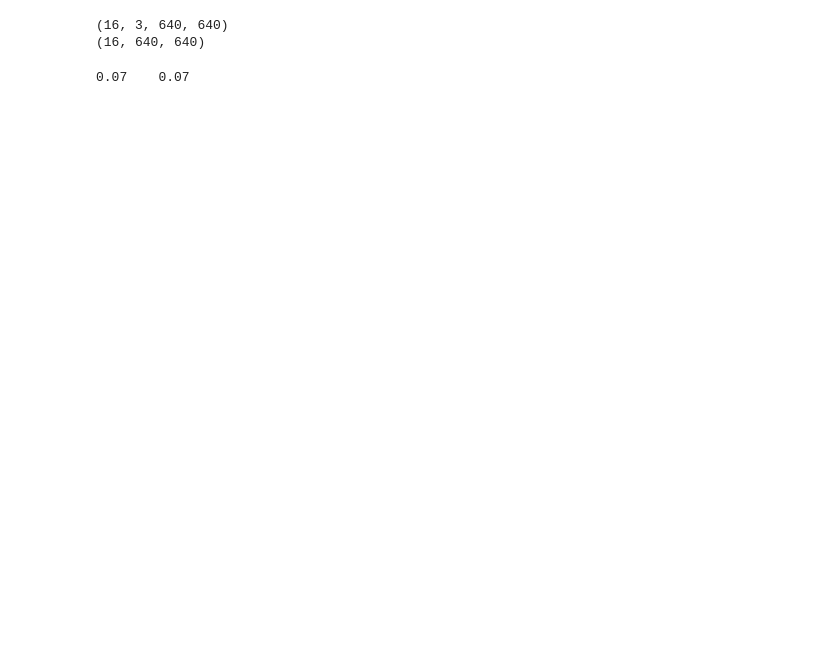
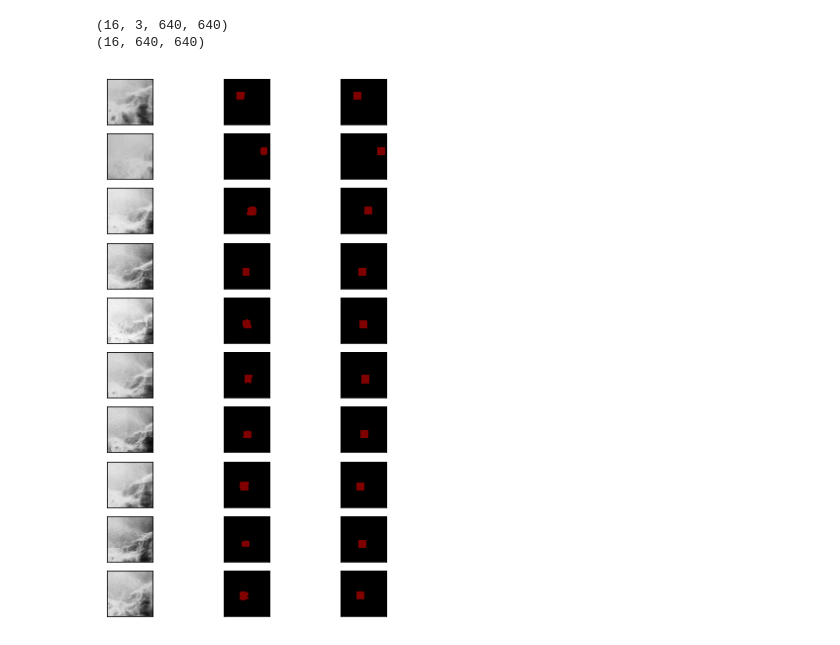
Before and after one commit to charming00/learn-gluon, a Jupyter notebook: chapter_computer-vision/MyTest.ipynb, the cells around one changed output. Drawn from its saved outputs; the diff is of its cells as text; code cells hidden in the pictures; blank space fills up the shorter version.

Commit message:
add ImageProcess to crop image

```diff
--- a/chapter_computer-vision/MyTest.ipynb
+++ b/chapter_computer-vision/MyTest.ipynb
@@ -19,7 +19,7 @@ def image_crop(data,label,min_xy,max_xy,width=640,height=640):
 #     y0 = int(min_xy[1] - (height - (max_xy[1] - min_xy[1])) / 2)
     x0 = 504
     y0 = 697
-    expand_size = 45
+    expand_size = 55
     cropped_label = nd.zeros((data.shape[0],data.shape[1]))
 #     cropped_label[label[1],label[0]] = 1
     cropped_label[label[1]-expand_size:label[1]+expand_size,label[0]-expand_size:label[0]+expand_size] = 1
@@ -280,7 +280,7 @@ trainer = gluon.Trainer(net.collect_params(),
                         'sgd', {'learning_rate': .1, 'wd':1e-3})
 
 utils.train(train_data, test_data, net, loss,
-            trainer, ctx, num_epochs=20)
+            trainer, ctx, num_epochs=40)
 # %%
 def predict(im):
     data = normalize_image(im)
@@ -326,25 +326,25 @@ def evaluate_acc(result, label):
 
     return (d1 < 400, d2 < 400)
 # %%
-n = 100
+n = 10
 imgs = []
 acc1 = 0
 acc2 = 0
 for i in range(n):
     x = test_images[i]
     result = predict(x)
     f1,f2 = evaluate_acc(result,test_labels[i])
     if f1:
         acc1 += 1
     if f2:
         acc2 += 1
 
-print(acc1/n,"  ", acc2/n)
+# print(acc1/n,"  ", acc2/n)
 #     print(type(np.where(result.asnumpy()>0)[0]))
 #     print(np.where(test_labels[i].asnumpy()>0))
-#     pred = label2image(predict(x))
-#     imgs += [x, pred, label2image(test_labels[i])]
+    pred = label2image(predict(x))
+    imgs += [x, pred, label2image(test_labels[i])]
 #
-# utils.show_images(imgs, nrows=n, ncols=3, figsize=(6,10))
+utils.show_images(imgs, nrows=n, ncols=3, figsize=(6,10))
 # %% [output]
-0.07    0.07
+[figure, added]
```
Also changed, not shown: 2 other files.
